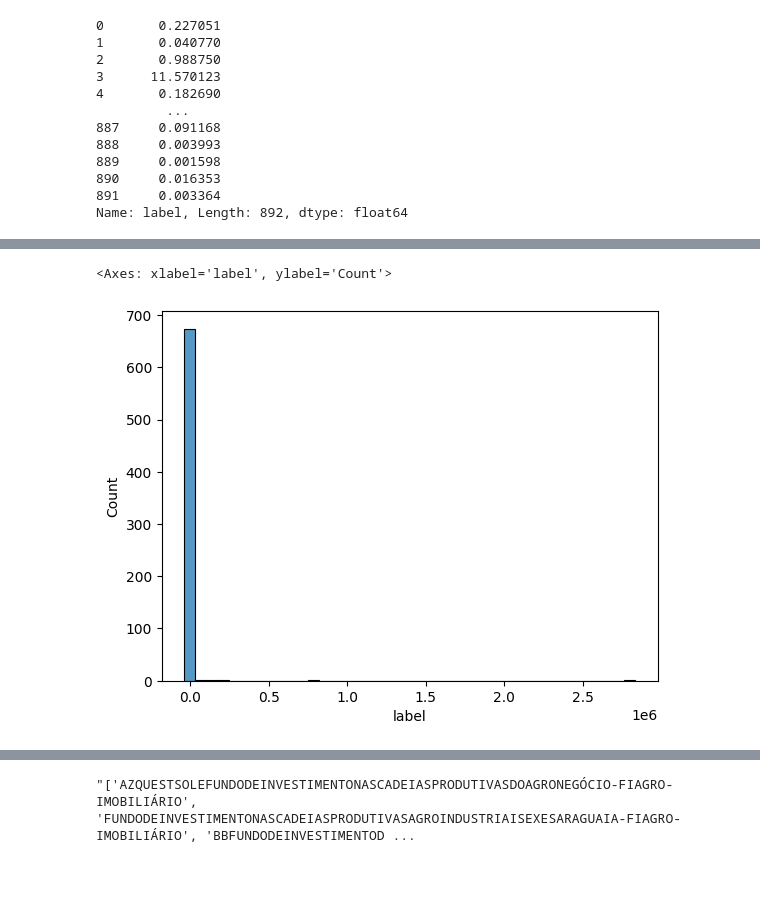
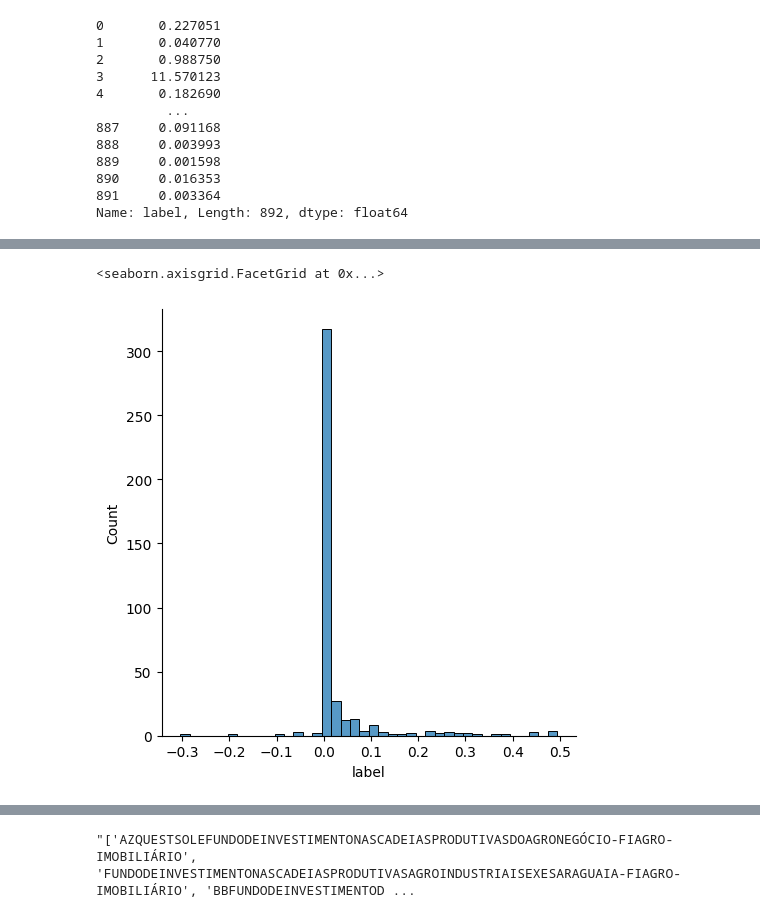
Before and after one commit to ErikMaia/tcc, a Jupyter notebook: src/analisys.ipynb, the cells around one changed output, grey strips where cells are left out. Cells and saved outputs as stored; diff of their text form; code cells hidden in the pictures; blank space fills up the shorter version.

Commit message:
feat: graficos

```diff
--- a/src/analisys.ipynb
+++ b/src/analisys.ipynb
@@ -398,8 +415,8 @@ Name: label, Length: 892, dtype: float64
 # %%
 import matplotlib.pyplot as plt
 label = rotulo['label']
-sns.histplot(x=grafico,bins=40,)
+sns.displot(x=label.loc[(label<0.5) & (label>-0.5)],bins=40,)
 # plt.xlim(-1, 1)
 # %% [output]
-<Axes: xlabel='label', ylabel='Count'>
+<seaborn.axisgrid.FacetGrid at 0x...>
-[figure, old version]
+[figure, new version]
```
Also changed, not shown: parts of 5 cells of this notebook, 1 other file.
